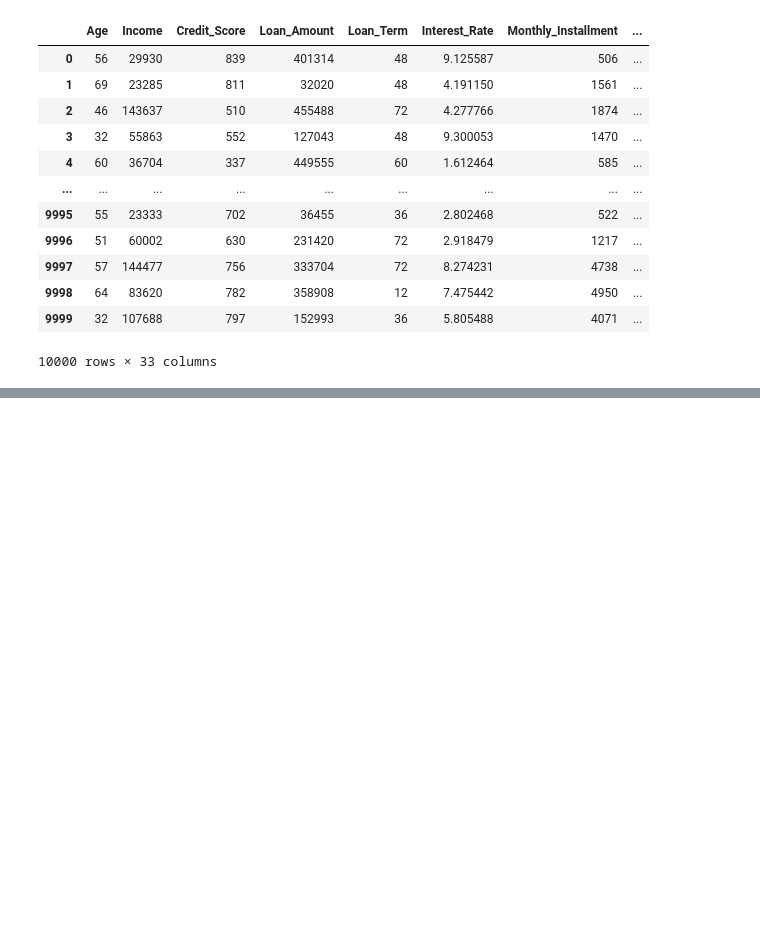
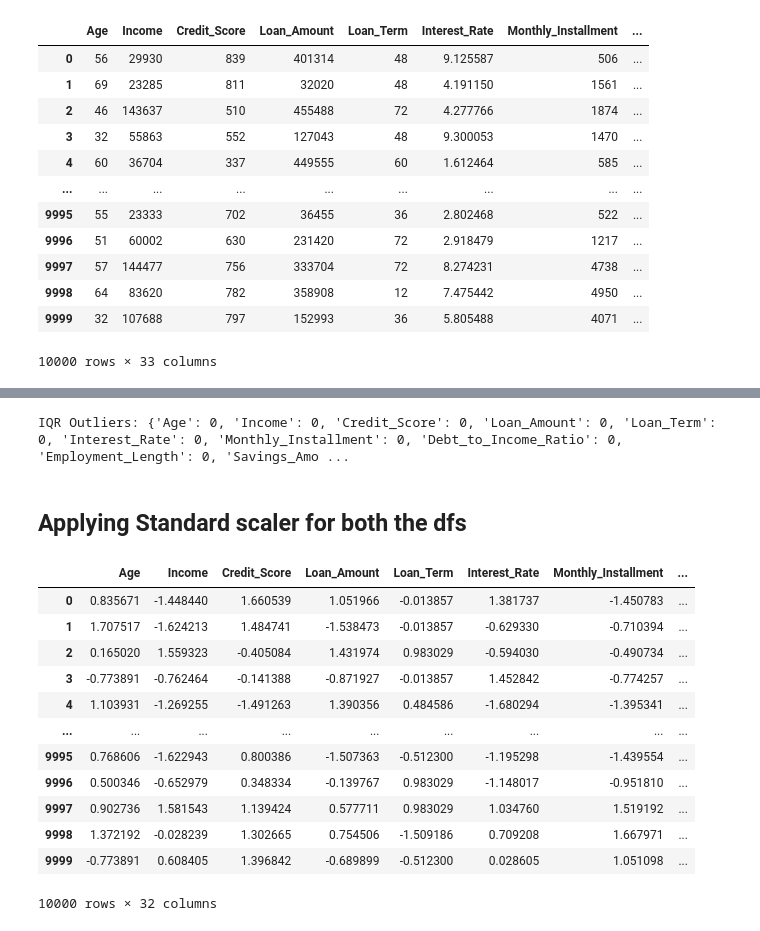
Before and after one commit to Pallavi5775/practice_set_1_overfitting, a Jupyter notebook: pp.ipynb, the cells around one changed output, grey strips where cells are left out. Saved outputs shown, nothing was run; the diff lists cells and outputs as text; code cells hidden in the pictures; blank space fills up the shorter version.

```diff
--- a/pp.ipynb
+++ b/pp.ipynb
@@ -20,0 +252,19 @@ df
+# %%
+def detect_outliers_iqr(df, col):
+    Q1 = df[col].quantile(0.25)
+    Q3 = df[col].quantile(0.75)
+    IQR = Q3 - Q1
+    lower_bound = Q1 - 1.5 * IQR
+    upper_bound = Q3 + 1.5 * IQR
+    return df[(df[col] < lower_bound) | (df[col] > upper_bound)]
+
+numerical_cols_refined = [col for col in df.select_dtypes(include=[np.number]).columns if col not in binary_cols]
+
+# Apply outlier detection only to continuous numerical columns
+
+outliers_iqr = {col: detect_outliers_iqr(df, col) for col in numerical_cols_refined}
+print("IQR Outliers:", {col: len(outliers) for col, outliers in outliers_iqr.items()})
+# %% [output]
+IQR Outliers: {'Age': 0, 'Income': 0, 'Credit_Score': 0, 'Loan_Amount': 0, 'Loan_Term': 0, 'Interest_Rate': 0, 'Monthly_Installment': 0, 'Debt_to_Income_Ratio': 0, 'Employment_Length': 0, 'Savings_Amo ...
+# %% [markdown]
+## Applying Standard scaler for both the dfs
@@ -20,0 +273,14 @@ df
+# %%
+# Initialize StandardScaler
+scaler = StandardScaler()
+# %%
+# Separate features and target
+X = df_with_debt_to_income_ratio.drop(columns=['Default_Status', 'Churn_Status'])  # Features
+y = df_with_debt_to_income_ratio[['Default_Status', 'Churn_Status']]  # Target variable
+
+
+X_ = df_without_debt_to_income_ratio.drop(columns=['Default_Status', 'Churn_Status'])  # Features
+y_ = df_without_debt_to_income_ratio[['Default_Status', 'Churn_Status']]  # Target variable
+# %%
+# Fit and transform the data
+df_with_debt_to_income_ratio_scaled = pd.DataFrame(scaler.fit_transform(X), columns=X.columns)
@@ -20,0 +289,20 @@ df
+# %%
+df_with_debt_to_income_ratio_scaled_final = pd.concat([df_with_debt_to_income_ratio_scaled, y.reset_index(drop=True)], axis=1)
+
+df_without_debt_to_income_ratio_scaled_final = pd.concat([df_without_debt_to_income_ratio_scaled, y_.reset_index(drop=True)], axis=1)
+# %%
+df_with_debt_to_income_ratio_scaled_final
+# %% [output]
+|  | Age | Income | Credit_Score | Loan_Amount | Loan_Term | Interest_Rate | Monthly_Installment | ... |
+| 0 | 0.835671 | -1.448440 | 1.660539 | 1.051966 | -0.013857 | 1.381737 | -1.450783 | ... |
+| 1 | 1.707517 | -1.624213 | 1.484741 | -1.538473 | -0.013857 | -0.629330 | -0.710394 | ... |
+| 2 | 0.165020 | 1.559323 | -0.405084 | 1.431974 | 0.983029 | -0.594030 | -0.490734 | ... |
+| 3 | -0.773891 | -0.762464 | -0.141388 | -0.871927 | -0.013857 | 1.452842 | -0.774257 | ... |
+| 4 | 1.103931 | -1.269255 | -1.491263 | 1.390356 | 0.484586 | -1.680294 | -1.395341 | ... |
+| ... | ... | ... | ... | ... | ... | ... | ... | ... |
+| 9995 | 0.768606 | -1.622943 | 0.800386 | -1.507363 | -0.512300 | -1.195298 | -1.439554 | ... |
+| 9996 | 0.500346 | -0.652979 | 0.348334 | -0.139767 | 0.983029 | -1.148017 | -0.951810 | ... |
+| 9997 | 0.902736 | 1.581543 | 1.139424 | 0.577711 | 0.983029 | 1.034760 | 1.519192 | ... |
+| 9998 | 1.372192 | -0.028239 | 1.302665 | 0.754506 | -1.509186 | 0.709208 | 1.667971 | ... |
+| 9999 | -0.773891 | 0.608405 | 1.396842 | -0.689899 | -0.512300 | 0.028605 | 1.051098 | ... |
+10000 rows × 32 columns
```
Also changed, not shown: parts of 24 cells of this notebook, 3 other files.
